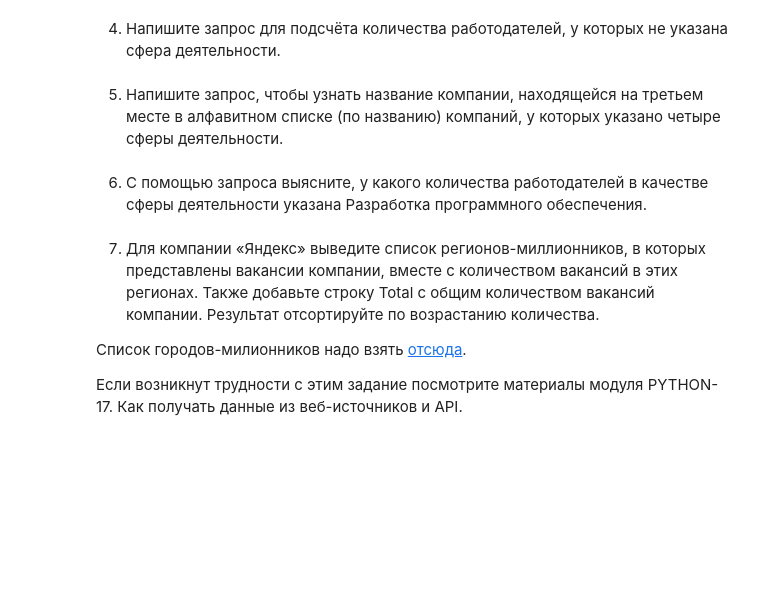
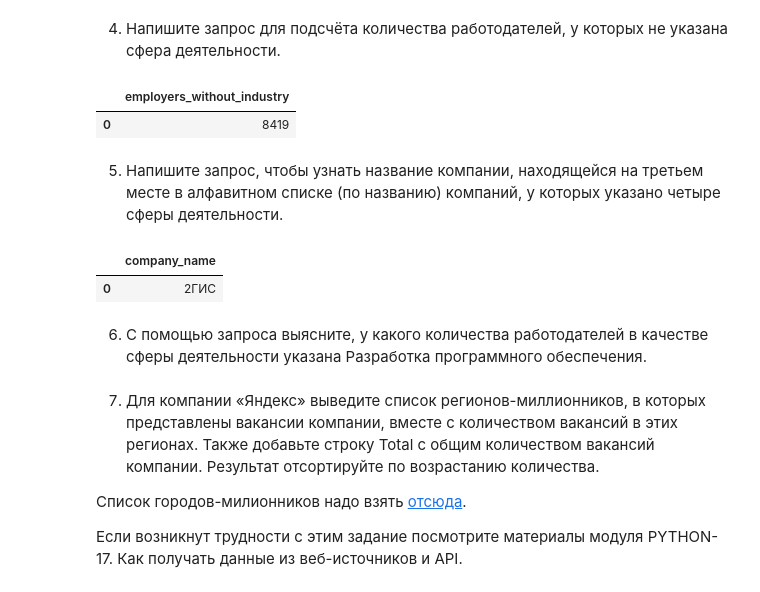
Before and after one commit to yogiki/LernProject_SF, a Jupyter notebook: SF_Exam_3/Project_2_Ноутбук_шаблон.ipynb, the cells around one changed output. Drawn from its saved outputs; the diff is of its cells as text; code cells hidden in the pictures; blank space fills up the shorter version.

```diff
--- a/SF_Exam_3/Project_2_Ноутбук_шаблон.ipynb
+++ b/SF_Exam_3/Project_2_Ноутбук_шаблон.ipynb
@@ -228,5 +291,18 @@ df
 # %% [markdown]
 4. Напишите запрос для подсчёта количества работодателей, у которых не указана сфера деятельности.
 # %%
-# текст запроса
+query = """
+SELECT COUNT(*) as employers_without_industry
+FROM employers e
+WHERE e.id NOT IN (
+    SELECT employer_id
+    FROM employers_industries
+    WHERE industry_id IS NOT NULL
+)
+"""
+df = pd.read_sql_query(query, connection)
+df
+# %% [output]
+|  | employers_without_industry |
+| 0 | 8419 |
 # %%
@@ -234,5 +310,26 @@ df
 # %% [markdown]
 5. Напишите запрос, чтобы узнать название компании, находящейся на третьем месте в алфавитном списке (по названию) компаний, у которых указано четыре сферы деятельности.
 # %%
-# текст запроса
+query = """
+WITH companies_with_four_industries AS (
+    SELECT
+        e.id,
+        e.name as company_name,
+        COUNT(ei.industry_id) as industry_count
+    FROM employers e
+    JOIN employers_industries ei ON e.id = ei.employer_id
+    GROUP BY e.id, e.name
+    HAVING COUNT(ei.industry_id) = 4
+)
+SELECT
+    company_name
+FROM companies_with_four_industries
+ORDER BY company_name
+LIMIT 1 OFFSET 2
+"""
+df = pd.read_sql_query(query, connection)
+df
+# %% [output]
+|  | company_name |
+| 0 | 2ГИС |
 # %%
```
Also changed, not shown: parts of 8 cells of this notebook.
